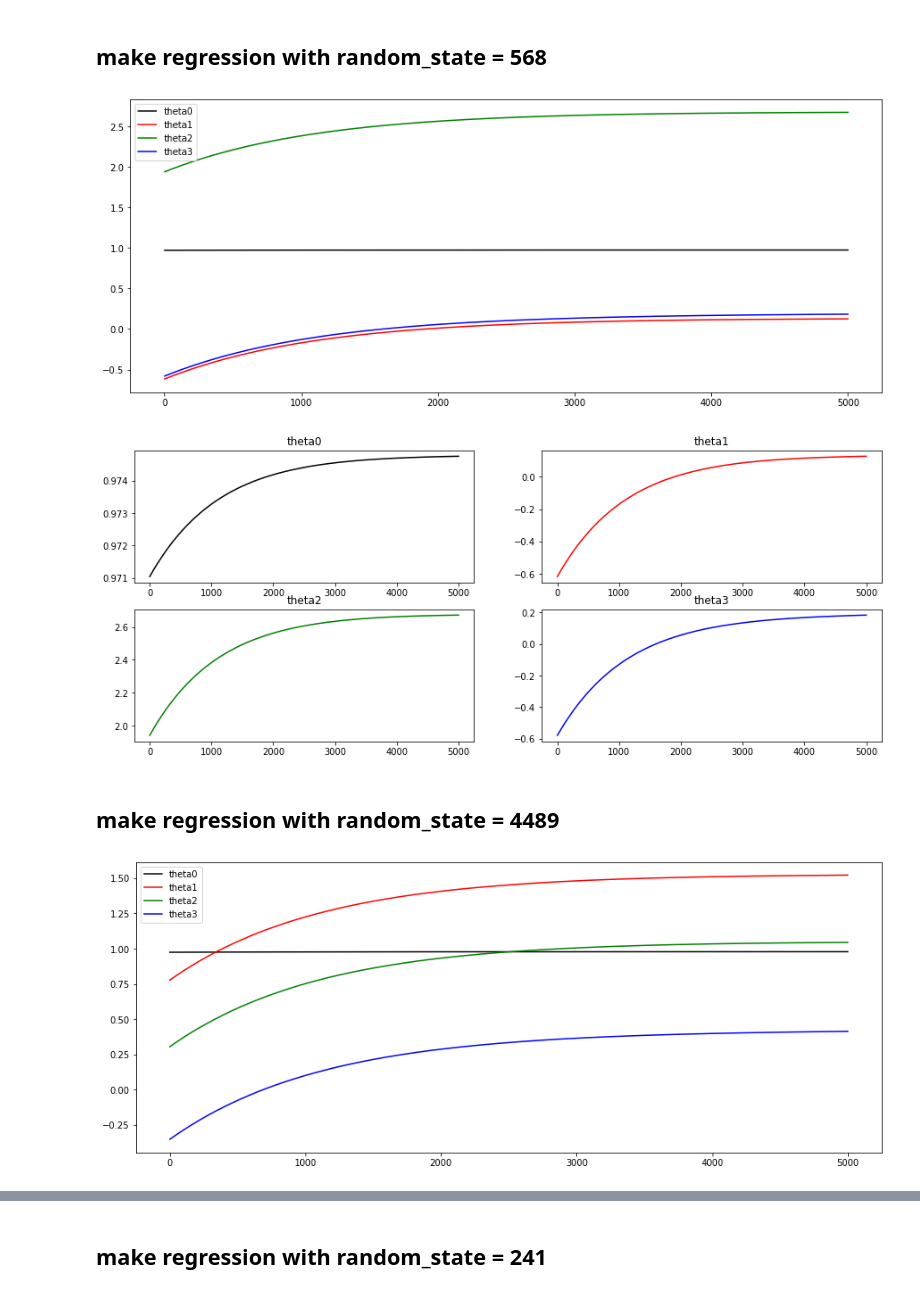
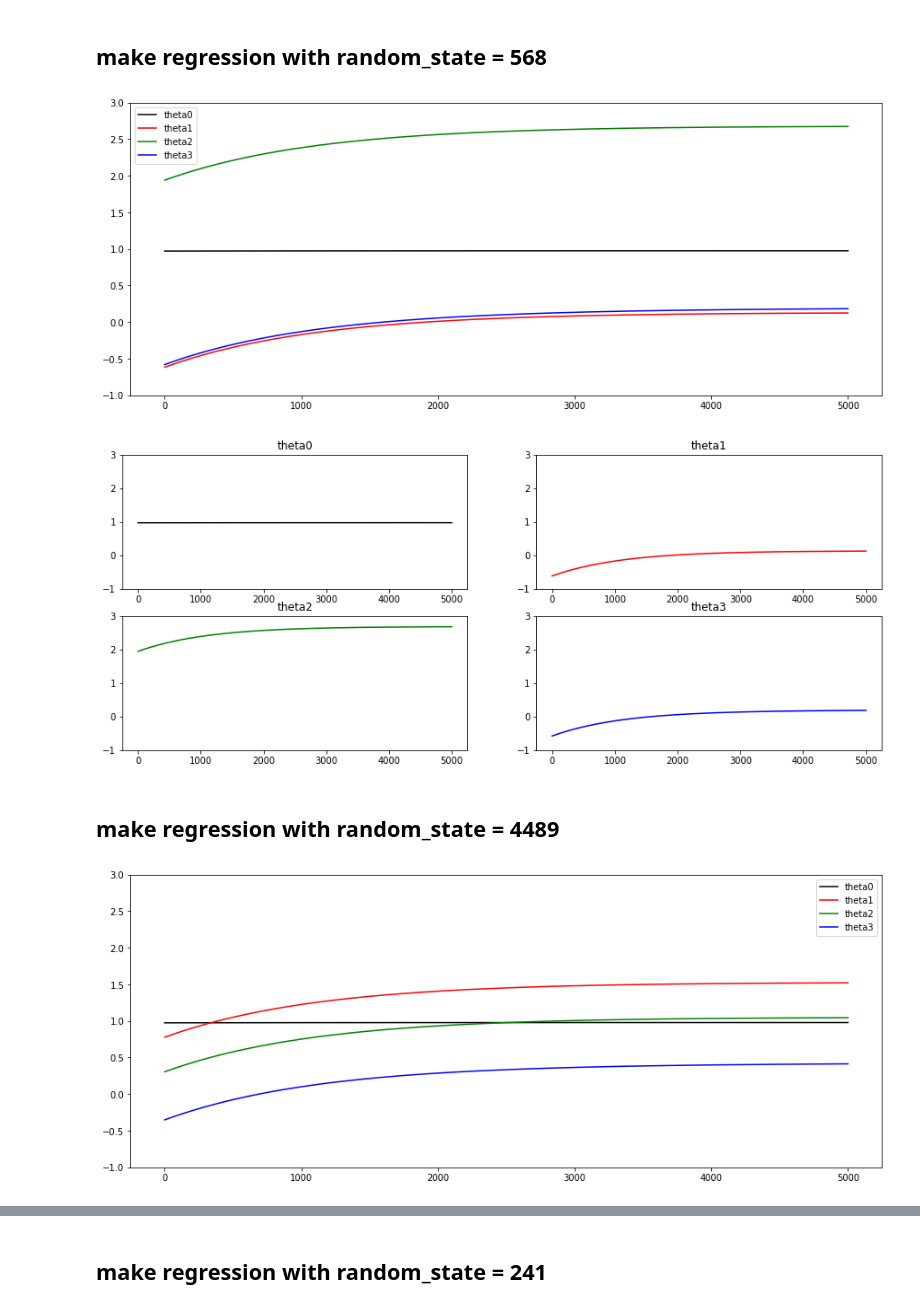
Before and after one commit to BaeHyungjun/2020-1-MachineLearning, a Jupyter notebook: 20152410_배형준_머신러닝_과제4.ipynb, the cells around one changed output, grey strips where cells are left out. Drawn from its saved outputs; the diff is of its cells as text; code cells hidden in the pictures.

```diff
--- a/20152410_배형준_머신러닝_과제4.ipynb
+++ b/20152410_배형준_머신러닝_과제4.ipynb
@@ -160,9 +162,10 @@ plt.plot(record_theta_568[:, 1], 'r', label='theta1')
 plt.plot(record_theta_568[:, 2], 'g', label='theta2')
 plt.plot(record_theta_568[:, 3], 'b', label='theta3')
 plt.legend(loc='best')
+plt.ylim((-1, 3))
 plt.show()
 # %% [output]
-[figure, old version]
+[figure, new version]
 # %%
 # 그래프가 겹치는 것을 고려하여 각각 출력
 
@@ -170,18 +173,22 @@ plt.figure(figsize=(15, 6))
 plt.subplot(221)
 plt.plot(record_theta_568[:, 0], 'k', label='theta0')
 plt.title('theta0')
+plt.ylim((-1, 3))
 plt.subplot(222)
 plt.plot(record_theta_568[:, 1], 'r', label='theta1')
 plt.title('theta1')
+plt.ylim((-1, 3))
 plt.subplot(223)
 plt.plot(record_theta_568[:, 2], 'g', label='theta2')
 plt.title('theta2')
+plt.ylim((-1, 3))
 plt.subplot(224)
 plt.plot(record_theta_568[:, 3], 'b', label='theta3')
 plt.title('theta3')
+plt.ylim((-1, 3))
 plt.show()
 # %% [output]
-[figure, old version]
+[figure, new version]
 # %% [markdown]
 ## make regression with random_state = 4489
 # %%
@@ -189,15 +196,16 @@ result_theta_4489, record_theta_4489, list_train_loss_4489, list_test_loss_4489
 # %%
 # plot of theta0 ~ theta3
 
 plt.figure(figsize=(15, 6))
 plt.plot(record_theta_4489[:, 0], 'k', label='theta0')
 plt.plot(record_theta_4489[:, 1], 'r', label='theta1')
 plt.plot(record_theta_4489[:, 2], 'g', label='theta2')
 plt.plot(record_theta_4489[:, 3], 'b', label='theta3')
 plt.legend(loc='best')
+plt.ylim((-1, 3))
 plt.show()
 # %% [output]
-[figure, old version]
+[figure, new version]
 # %%
 # 그래프가 겹치는 것을 고려하여 각각 출력
 
```
Also changed, not shown: parts of 13 cells of this notebook.
